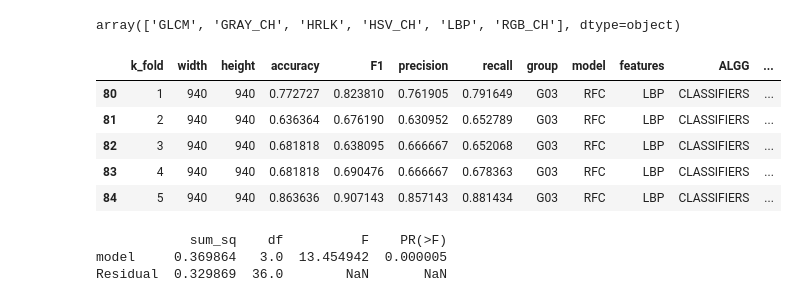
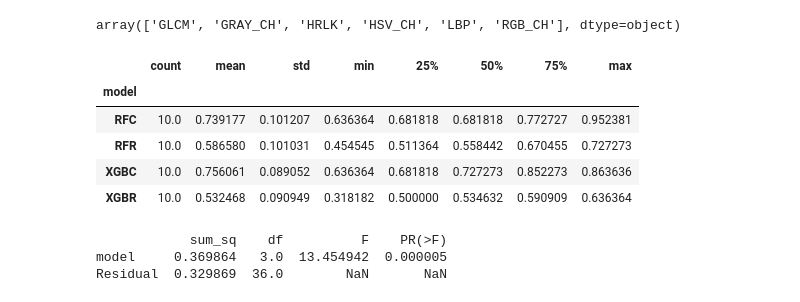
Before and after one commit to marsgr6/estadistica-ux, a Jupyter notebook: anova.ipynb, the cells around one changed output. Cells and saved outputs as stored; diff of their text form; code cells hidden in the pictures.

```diff
--- a/anova.ipynb
+++ b/anova.ipynb
@@ -298,14 +298,14 @@ np.unique(data.features)
 array(['GLCM', 'GRAY_CH', 'HRLK', 'HSV_CH', 'LBP', 'RGB_CH'], dtype=object)
 # %%
 gray_ch = data.query('features == "LBP"')
-gray_ch.head()
+gray_ch.groupby('model').describe()['accuracy']
 # %% [output]
-|  | k_fold | width | height | accuracy | F1 | precision | recall | group | model | features | ALGG | ... |
-| 80 | 1 | 940 | 940 | 0.772727 | 0.823810 | 0.761905 | 0.791649 | G03 | RFC | LBP | CLASSIFIERS | ... |
-| 81 | 2 | 940 | 940 | 0.636364 | 0.676190 | 0.630952 | 0.652789 | G03 | RFC | LBP | CLASSIFIERS | ... |
-| 82 | 3 | 940 | 940 | 0.681818 | 0.638095 | 0.666667 | 0.652068 | G03 | RFC | LBP | CLASSIFIERS | ... |
-| 83 | 4 | 940 | 940 | 0.681818 | 0.690476 | 0.666667 | 0.678363 | G03 | RFC | LBP | CLASSIFIERS | ... |
-| 84 | 5 | 940 | 940 | 0.863636 | 0.907143 | 0.857143 | 0.881434 | G03 | RFC | LBP | CLASSIFIERS | ... |
+|  | count | mean | std | min | 25% | 50% | 75% | max |
+| model |  |  |  |  |  |  |  |  |
+| RFC | 10.0 | 0.739177 | 0.101207 | 0.636364 | 0.681818 | 0.681818 | 0.772727 | 0.952381 |
+| RFR | 10.0 | 0.586580 | 0.101031 | 0.454545 | 0.511364 | 0.558442 | 0.670455 | 0.727273 |
+| XGBC | 10.0 | 0.756061 | 0.089052 | 0.636364 | 0.681818 | 0.727273 | 0.852273 | 0.863636 |
+| XGBR | 10.0 | 0.532468 | 0.090949 | 0.318182 | 0.500000 | 0.534632 | 0.590909 | 0.636364 |
 # %%
 import statsmodels.api as sm
 from statsmodels.formula.api import ols
```
Also changed, not shown: parts of 12 cells of this notebook.
